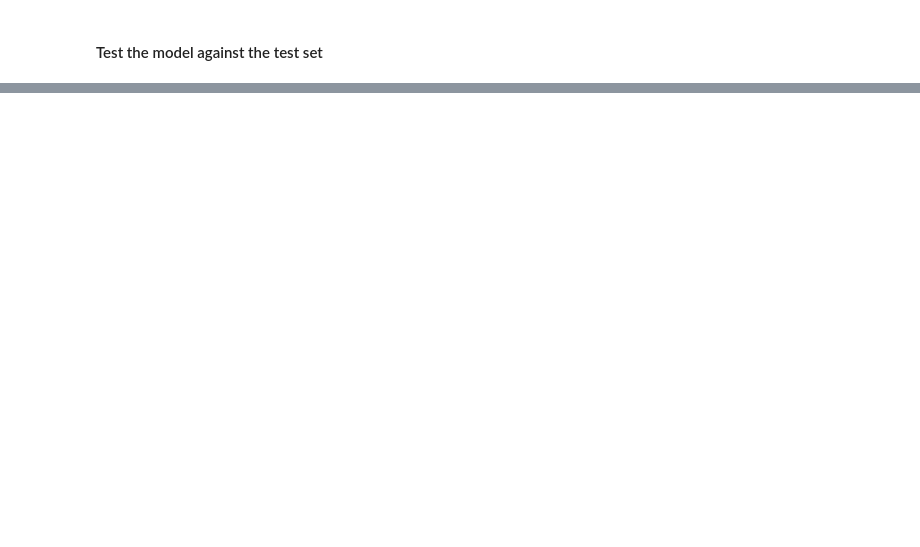
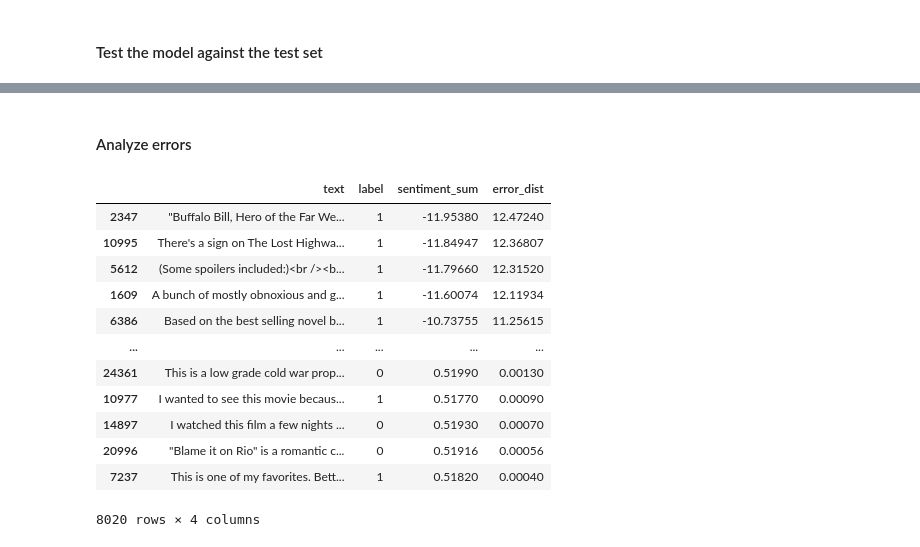
Before and after one commit to CariP03/Uniba_ICon_SentiView, a Jupyter notebook: notebooks/rule_classifier_validation.ipynb, the cells around one changed output, grey strips where cells are left out. Cells and saved outputs as stored; diff of their text form; code cells hidden in the pictures; blank space fills up the shorter version.

```diff
--- a/notebooks/rule_classifier_validation.ipynb
+++ b/notebooks/rule_classifier_validation.ipynb
@@ -215,0 +220,24 @@ print(f'Recall: {recall:.3f}')
+# %% [markdown]
+#### Analyze errors
+# %%
+features = ["text", "label", "sentiment_sum"]
+df_results = df_test[df_test["label"] != y_pred][features]
+
+df_results["error_dist"] = abs(df_results["sentiment_sum"] - optimal_threshold)
+errors_sorted = df_results.sort_values("error_dist",ascending=False)
+
+errors_sorted
+# %% [output]
+|  | text | label | sentiment_sum | error_dist |
+| 2347 | "Buffalo Bill, Hero of the Far We... | 1 | -11.95380 | 12.47240 |
+| 10995 | There's a sign on The Lost Highwa... | 1 | -11.84947 | 12.36807 |
+| 5612 | (Some spoilers included:)<br /><b... | 1 | -11.79660 | 12.31520 |
+| 1609 | A bunch of mostly obnoxious and g... | 1 | -11.60074 | 12.11934 |
+| 6386 | Based on the best selling novel b... | 1 | -10.73755 | 11.25615 |
+| ... | ... | ... | ... | ... |
+| 24361 | This is a low grade cold war prop... | 0 | 0.51990 | 0.00130 |
+| 10977 | I wanted to see this movie becaus... | 1 | 0.51770 | 0.00090 |
+| 14897 | I watched this film a few nights ... | 0 | 0.51930 | 0.00070 |
+| 20996 | "Blame it on Rio" is a romantic c... | 0 | 0.51916 | 0.00056 |
+| 7237 | This is one of my favorites. Bett... | 1 | 0.51820 | 0.00040 |
+8020 rows × 4 columns
```
Also changed, not shown: parts of 6 cells of this notebook, 3 other files.
